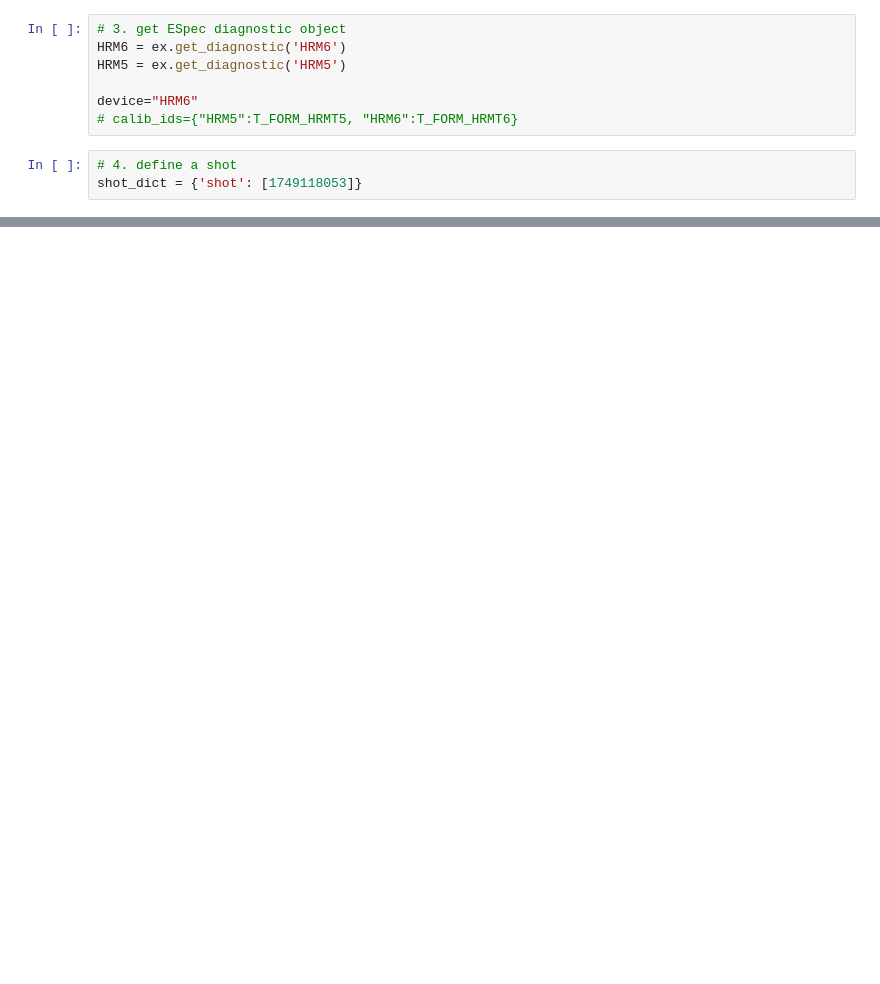
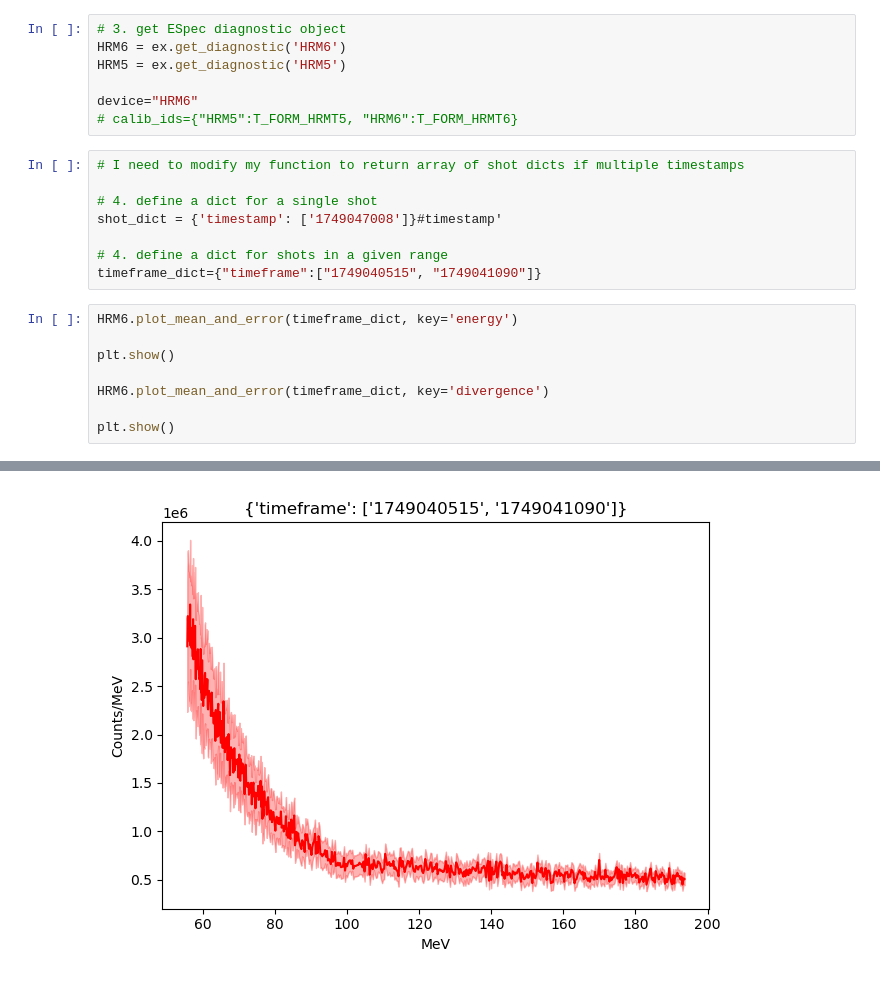
Before and after one commit to ELos385/Fireball_III_analysis, a Jupyter notebook: scripts/ESpecs/ESpecs_test.ipynb, the cells around one changed output, grey strips where cells are left out. Cells and saved outputs as stored; diff of their text form; blank space fills up the shorter version.

Commit message:
updates to ESpec to make compatible with new DAQ, including multi-shot reading & processing

```diff
--- a/scripts/ESpecs/ESpecs_test.ipynb
+++ b/scripts/ESpecs/ESpecs_test.ipynb
@@ -27,5 +27,19 @@ HRM5 = ex.get_diagnostic('HRM5')
 device="HRM6"
 # calib_ids={"HRM5":T_FORM_HRMT5, "HRM6":T_FORM_HRMT6}
 # %%
-# 4. define a shot
-shot_dict = {'shot': [1749118053]}
+# I need to modify my function to return array of shot dicts if multiple timestamps
+
+# 4. define a dict for a single shot
+shot_dict = {'timestamp': ['1749047008']}#timestamp'
+
+# 4. define a dict for shots in a given range
+timeframe_dict={"timeframe":["1749040515", "1749041090"]}
+# %%
+HRM6.plot_mean_and_error(timeframe_dict, key='energy')
+
+plt.show()
+
+HRM6.plot_mean_and_error(timeframe_dict, key='divergence')
+
+plt.show()
+# %% [output]
@@ -31,0 +60 @@ shot_dict = {'shot': [1749118053]}
+[figure, added]
```
Also changed, not shown: parts of 3 cells of this notebook, 2 other files.
